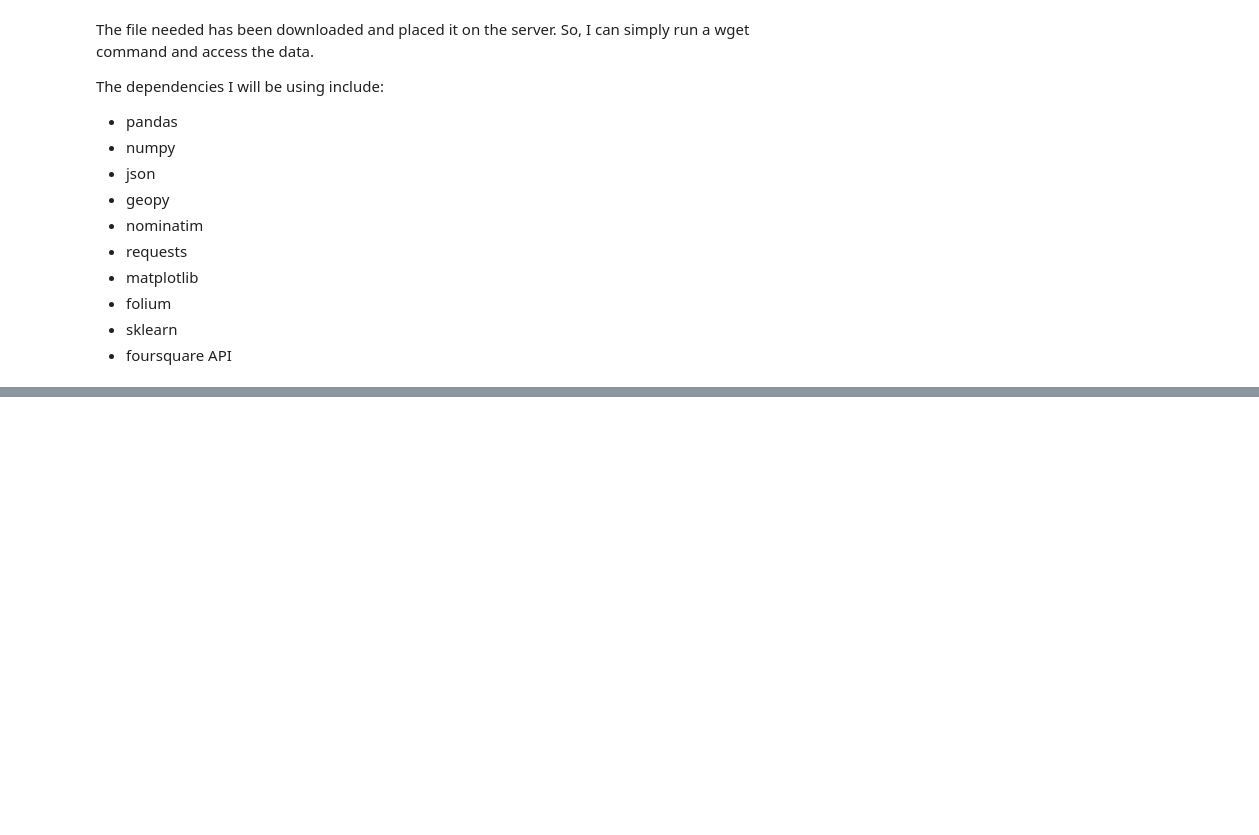
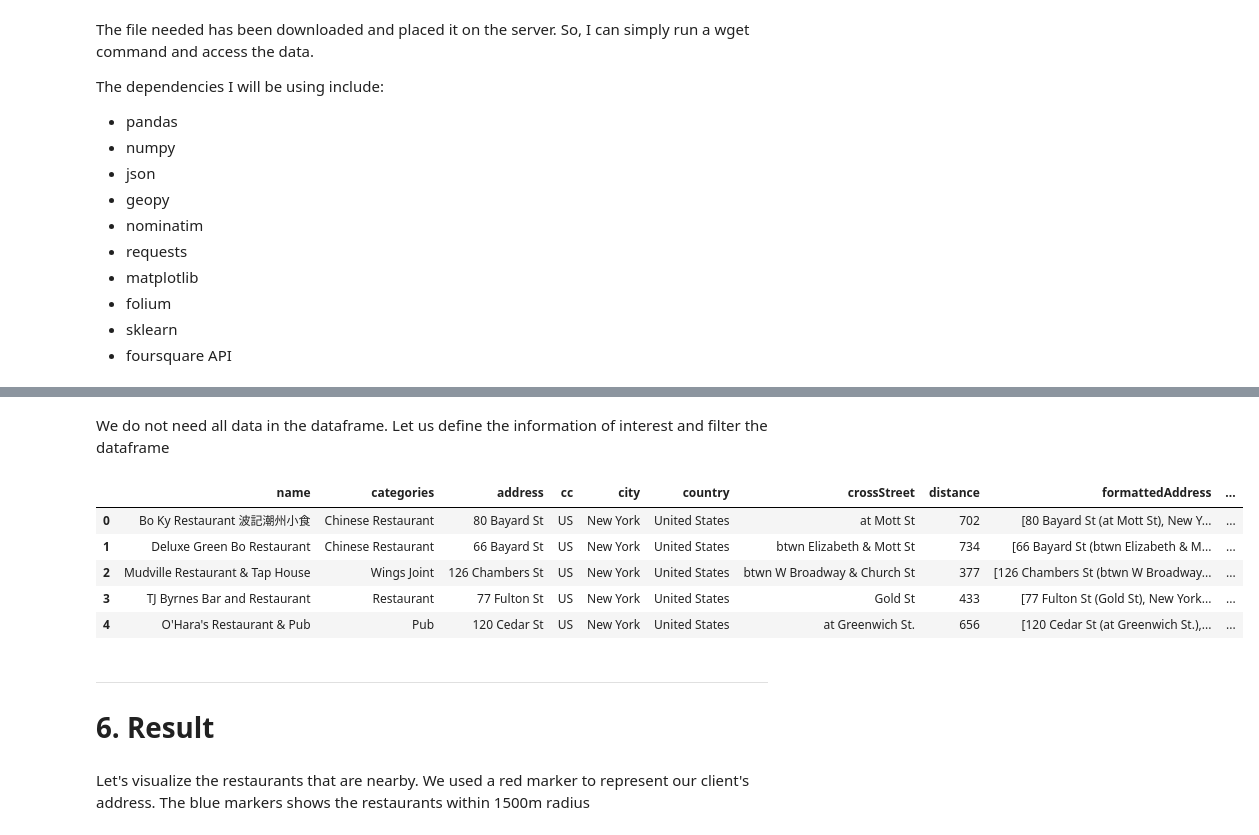
Before and after one commit to Maxwell-ihiaso/an-integrated-model-to-identify-and-classify-key-criteria-in-choosing-a-business-location, a Jupyter notebook: Model to identify and classify business location.ipynb, the cells around one changed output, grey strips where cells are left out. Cells and saved outputs as stored; diff of their text form; code cells hidden in the pictures; blank space fills up the shorter version.

```diff
--- a/Model to identify and classify business location.ipynb
+++ b/Model to identify and classify business location.ipynb
@@ -98,0 +288,3 @@ The dependencies I will be using include:
+# %%
+url = 'https://api.foursquare.com/v2/venues/search?client_id={}&client_secret={}&ll={},{}&v={}&query={}&radius={}&limit={}'.format(CLIENT_ID, CLIENT_SECRET, latitude, longitude, VERSION, SEARCH_QUERY, RADIUS, LIMIT)
+url
@@ -98,0 +293,3 @@ The dependencies I will be using include:
+# %%
+results = requests.get(url).json()
+results
@@ -98,0 +316,8 @@ The dependencies I will be using include:
+# %%
+
+# assign relevant part of JSON to venues
+venues = results['response']['venues']
+
+# tranform venues into a dataframe
+dataframe = pd.io.json.json_normalize(venues)
+dataframe.head()
@@ -98,0 +331,38 @@ The dependencies I will be using include:
+# %% [markdown]
+We do not need all data in the dataframe. Let us define the information of interest and filter the dataframe
+# %%
+# keep only columns that include venue name, and anything that is associated with location
+filtered_columns = ['name', 'categories'] + [col for col in dataframe.columns if col.startswith('location.')] + ['id']
+dataframe_filtered = dataframe.loc[:, filtered_columns]
+
+# function that extracts the category of the venue
+def get_category_type(row):
+    try:
+        categories_list = row['categories']
+    except:
+        categories_list = row['venue.categories']
+
+    if len(categories_list) == 0:
+        return None
+    else:
+        return categories_list[0]['name']
+
+# filter the category for each row
+dataframe_filtered['categories'] = dataframe_filtered.apply(get_category_type, axis=1)
+
+# clean column names by keeping only last term
+dataframe_filtered.columns = [column.split('.')[-1] for column in dataframe_filtered.columns]
+
+dataframe_filtered.head()
+# %% [output]
+|  | name | categories | address | cc | city | country | crossStreet | distance | formattedAddress | ... |
+| 0 | Bo Ky Restaurant 波記潮州小食 | Chinese Restaurant | 80 Bayard St | US | New York | United States | at Mott St | 702 | [80 Bayard St (at Mott St), New Y... | ... |
+| 1 | Deluxe Green Bo Restaurant | Chinese Restaurant | 66 Bayard St | US | New York | United States | btwn Elizabeth & Mott St | 734 | [66 Bayard St (btwn Elizabeth & M... | ... |
+| 2 | Mudville Restaurant & Tap House | Wings Joint | 126 Chambers St | US | New York | United States | btwn W Broadway & Church St | 377 | [126 Chambers St (btwn W Broadway... | ... |
+| 3 | TJ Byrnes Bar and Restaurant | Restaurant | 77 Fulton St | US | New York | United States | Gold St | 433 | [77 Fulton St (Gold St), New York... | ... |
+| 4 | O'Hara's Restaurant & Pub | Pub | 120 Cedar St | US | New York | United States | at Greenwich St. | 656 | [120 Cedar St (at Greenwich St.),... | ... |
+# %% [markdown]
+----
+# 6. Result
+# %% [markdown]
+Let's visualize the restaurants that are nearby. We used a red marker to represent our client's address. The blue markers shows the restaurants within 1500m radius
```
Also changed, not shown: parts of 34 cells of this notebook.
